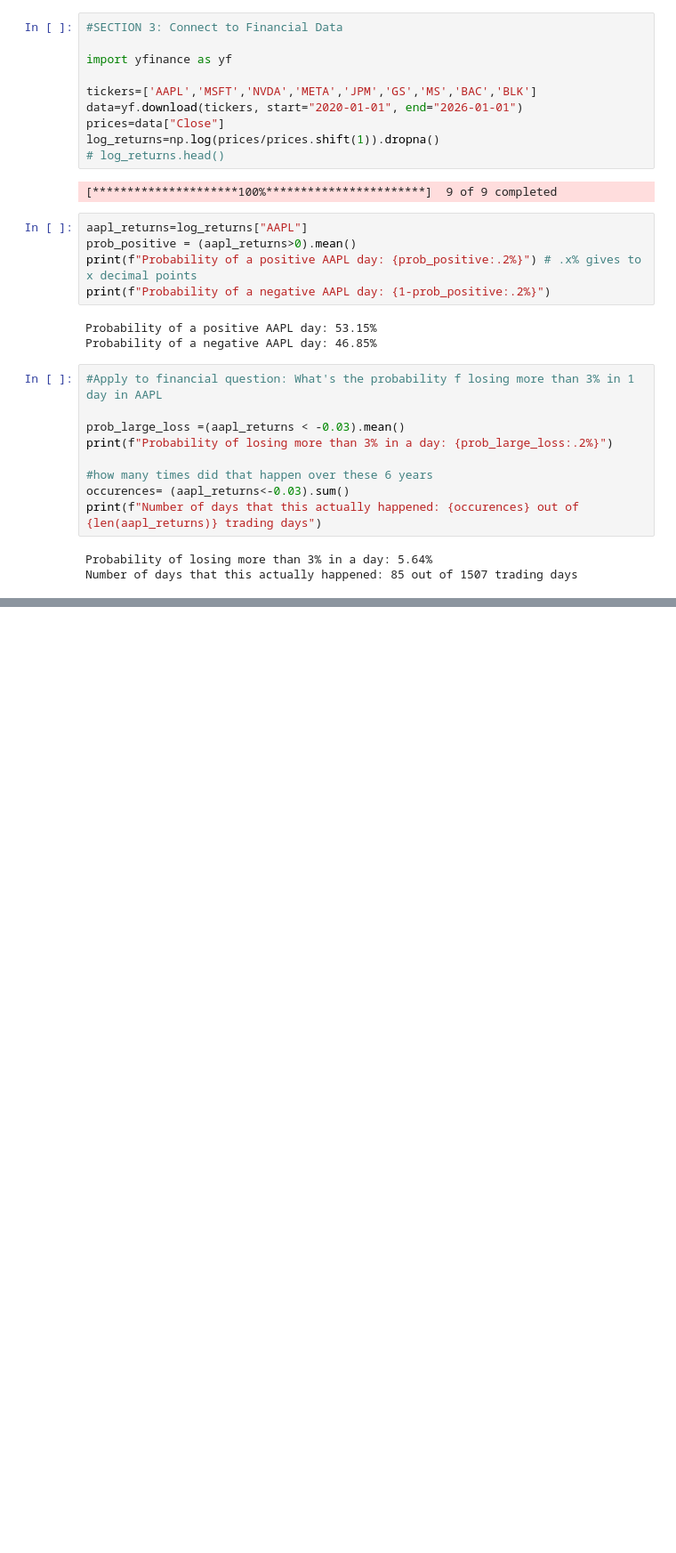
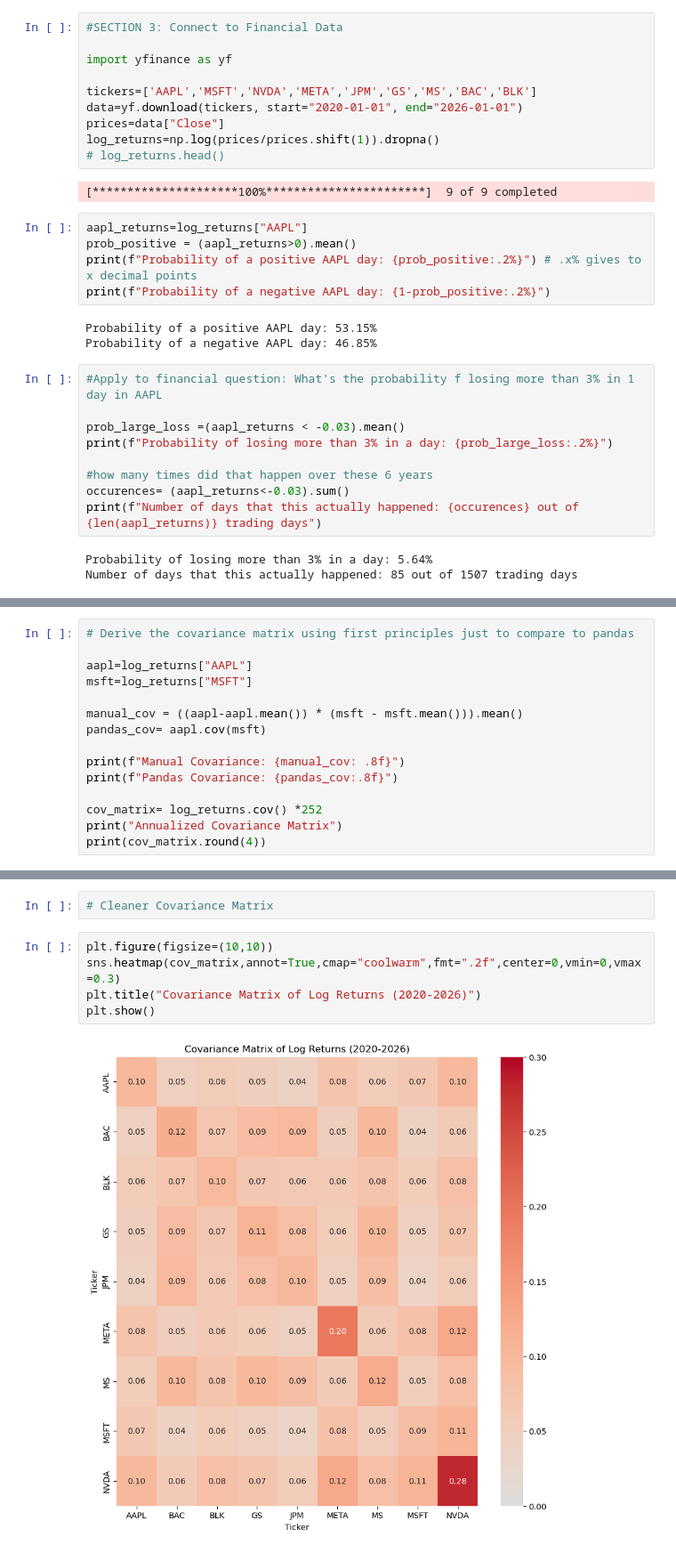
Before and after one commit to lnachdi/quant-projects, a Jupyter notebook: week3_4_stats_probability.ipynb, the cells around one changed output, grey strips where cells are left out. Shown at 89% size. Cells and saved outputs as stored; diff of their text form; blank space fills up the shorter version.

```diff
--- a/week3_4_stats_probability.ipynb
+++ b/week3_4_stats_probability.ipynb
@@ -170,0 +213,15 @@ sigma=
+# %%
+# Derive the covariance matrix using first principles just to compare to pandas
+
+aapl=log_returns["AAPL"]
+msft=log_returns["MSFT"]
+
+manual_cov = ((aapl-aapl.mean()) * (msft - msft.mean())).mean()
+pandas_cov= aapl.cov(msft)
+
+print(f"Manual Covariance: {manual_cov: .8f}")
+print(f"Pandas Covariance: {pandas_cov:.8f}")
+
+cov_matrix= log_returns.cov() *252
+print("Annualized Covariance Matrix")
+print(cov_matrix.round(4))
@@ -170,0 +243,9 @@ sigma=
+# %%
+# Cleaner Covariance Matrix
+# %%
+plt.figure(figsize=(10,10))
+sns.heatmap(cov_matrix,annot=True,cmap="coolwarm",fmt=".2f",center=0,vmin=0,vmax=0.3)
+plt.title("Covariance Matrix of Log Returns (2020-2026)")
+plt.show()
+# %% [output]
+[figure, added]
```
Also changed, not shown: parts of 8 cells of this notebook.
